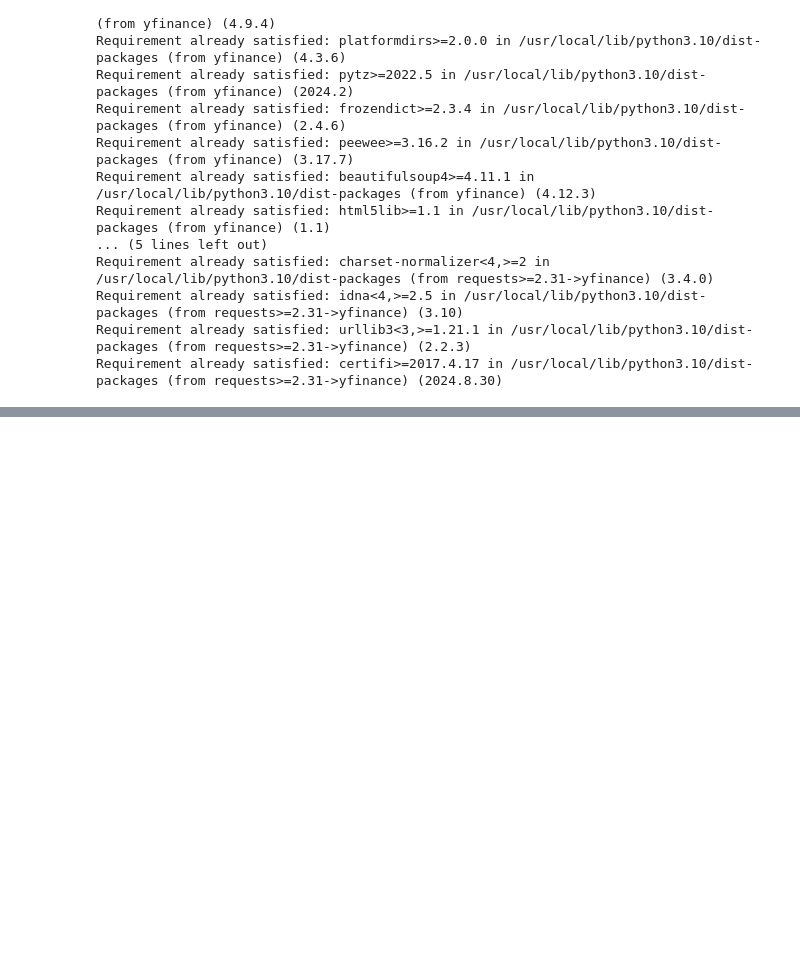
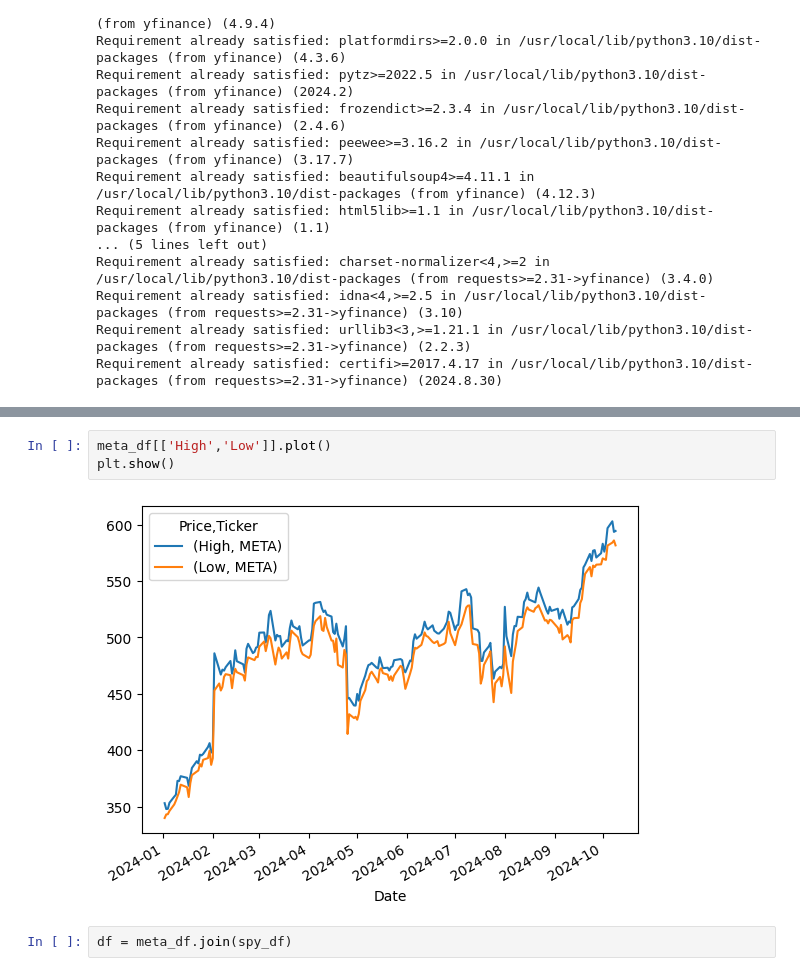
Before and after one commit to aaditya-007/Notebooks, a Jupyter notebook: stocks.ipynb, the cells around one changed output, grey strips where cells are left out. Saved outputs shown, nothing was run; the diff lists cells and outputs as text; blank space fills up the shorter version.

```diff
--- a/stocks.ipynb
+++ b/stocks.ipynb
@@ -42,0 +43,7 @@ plt.show()
+# %%
+meta_df[['High','Low']].plot()
+plt.show()
+# %% [output]
+[figure, added]
+# %%
+df = meta_df.join(spy_df)
```
Also changed, not shown: parts of 4 cells of this notebook.
